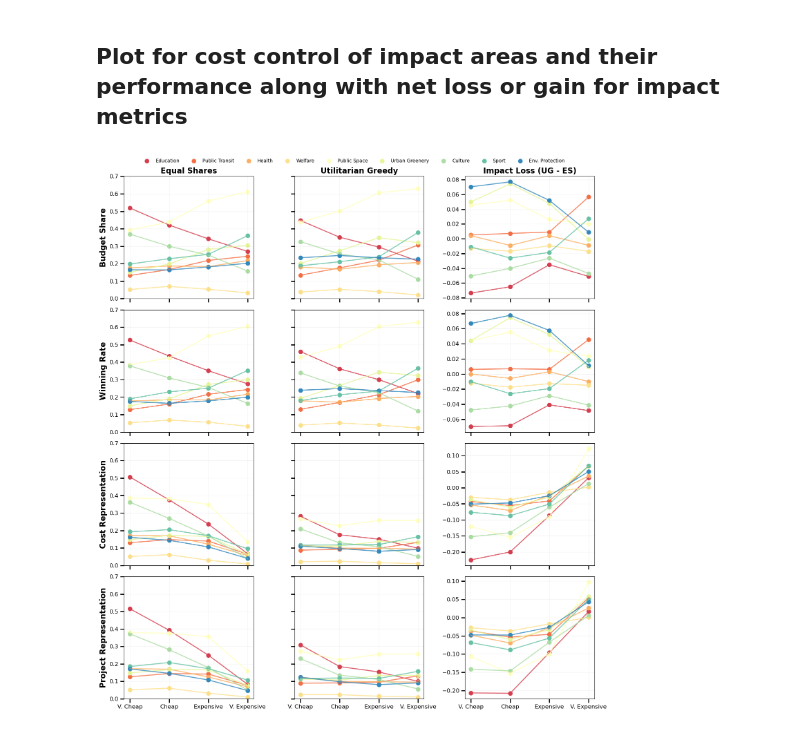
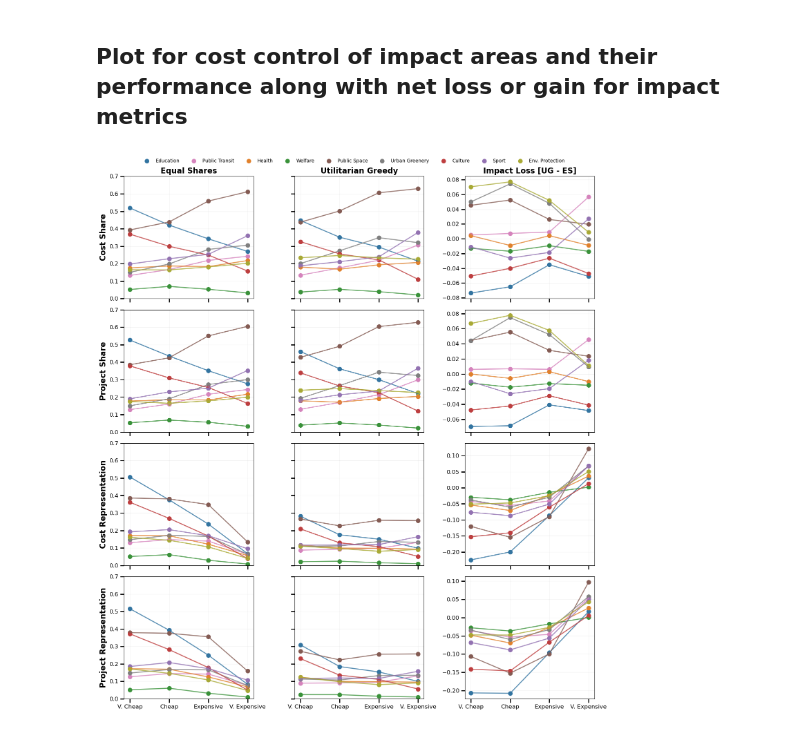
Before and after one commit to TDI-Lab/Impact-Analysis-Participatory-Budgeting, a Jupyter notebook: notebooks/cost_control_impact_areas_performance.ipynb, the cells around one changed output. Cells and saved outputs as stored; diff of their text form; code cells hidden in the pictures.

Commit message:
REFACTOR: Changed label names for cost control plot accordingly to new metric name

```diff
--- a/notebooks/cost_control_impact_areas_performance.ipynb
+++ b/notebooks/cost_control_impact_areas_performance.ipynb
@@ -255,16 +255,28 @@ print(valid_pbprojects_df.shape)
 (10927, 55)
 # %%
 # Some Global Maps
+# categories_color_map = {
+#     'education': '#d53e4f',
+#     'public_transit_and_roads': '#f46d43',
+#     'health': '#fdae61',
+#     'welfare': '#fee08b',
+#     'public_space': '#ffffbf',
+#     'urban_greenery': '#e6f598',
+#     'culture': '#abdda4',
+#     'sport': '#66c2a5',
+#     'env_protection': '#3288bd'
+# }
+
 categories_color_map = {
-    'education': '#d53e4f',
-    'public_transit_and_roads': '#f46d43',
-    'health': '#fdae61',
-    'welfare': '#fee08b',
-    'public_space': '#ffffbf',
-    'urban_greenery': '#e6f598',
-    'culture': '#abdda4',
-    'sport': '#66c2a5',
-    'env_protection': '#3288bd'
+    'education': '#3274a1',
+    'public_transit_and_roads': '#d684bd',
+    'health': '#e1812c',
+    'welfare': '#3a923a',
+    'public_space': '#845b53',
+    'urban_greenery': '#7f7f7f',
+    'culture': '#be3e3f',
+    'sport': '#9372b2',
+    'env_protection': '#a9aa35'
 }
 
 category_title_map = {
@@ -847,11 +859,11 @@ for k, (ck, cv) in enumerate(category_title_map.items()):
 ax[0][0].set_xticks(range(len(cost_quartile_map.keys())))
 ax[0][0].set_title('Equal Shares', fontsize=16, fontweight='bold')
 ax[0][1].set_title('Utilitarian Greedy', fontsize=16, fontweight='bold')
-ax[0][2].set_title('Impact Loss (UG - ES)', fontsize=16, fontweight='bold')
+ax[0][2].set_title('Impact Loss [UG - ES]', fontsize=16, fontweight='bold')
 ax[0][0].tick_params(axis='both', labelsize=14)
 ax[0][1].tick_params(axis='both', labelsize=14)
 ax[0][2].tick_params(axis='both', labelsize=14)
-ax[0][0].set_ylabel('Budget Share', fontsize=16, fontweight='bold')
+ax[0][0].set_ylabel('Cost Share', fontsize=16, fontweight='bold')
 ax[0][0].grid(axis='both', which='major', color='gray', alpha=0.1)
 ax[0][1].grid(axis='both', which='major', color='gray', alpha=0.1)
 ax[0][2].grid(axis='both', which='major', color='gray', alpha=0.1)
@@ -937,7 +949,7 @@ ax[1][0].set_xticks(range(len(cost_quartile_map.keys())))
 ax[1][0].tick_params(axis='both', labelsize=14)
 ax[1][1].tick_params(axis='both', labelsize=14)
 ax[1][2].tick_params(axis='both', labelsize=14)
-ax[1][0].set_ylabel('Winning Rate', fontsize=16, fontweight='bold')
+ax[1][0].set_ylabel('Project Share', fontsize=16, fontweight='bold')
 ax[1][0].grid(axis='both', which='major', color='gray', alpha=0.1)
 ax[1][1].grid(axis='both', which='major', color='gray', alpha=0.1)
 ax[1][2].grid(axis='both', which='major', color='gray', alpha=0.1)
@@ -1122,31 +1134,31 @@ ax[0][0].set_ylim([0, 0.7])
 ax[0][1].set_ylim([0, 0.7])
 ax[0][1].set_yticklabels([])
 
 ax[1][0].set_ylim([0, 0.7])
 ax[1][1].set_ylim([0, 0.7])
 ax[1][1].set_yticklabels([])
 
 ax[2][0].set_ylim([0, 0.7])
 ax[2][1].set_ylim([0, 0.7])
 ax[2][1].set_yticklabels([])
 
 ax[3][0].set_ylim([0, 0.7])
 ax[3][1].set_ylim([0, 0.7])
 ax[3][1].set_yticklabels([])
 
 # set y-ticks size
 for i in range(4):
     for j in range(3):
         ax[i][j].tick_params(axis='both', length=8, width=2, labelsize=12)
 
 # Customize legend
 handles, labels = ax[3][2].get_legend_handles_labels()
 
 # Create legend outside of the main plot
 fig.legend(handles, labels, loc='lower center', bbox_to_anchor=(0.5, 0.99), ncols=9, frameon=False)
 ## end of fourth plot; project representation
 
 plt.tight_layout()
 plt.show()
 # %% [output]
-[figure, old version]
+[figure, new version]
```
Also changed, not shown: parts of 1 cell of this notebook.
